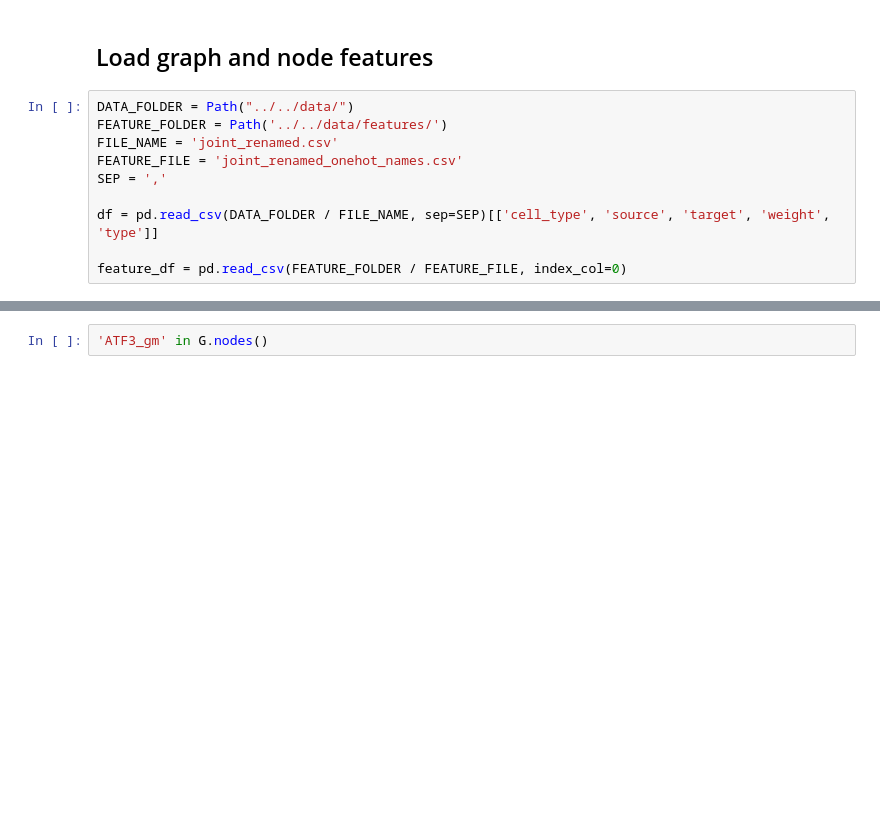
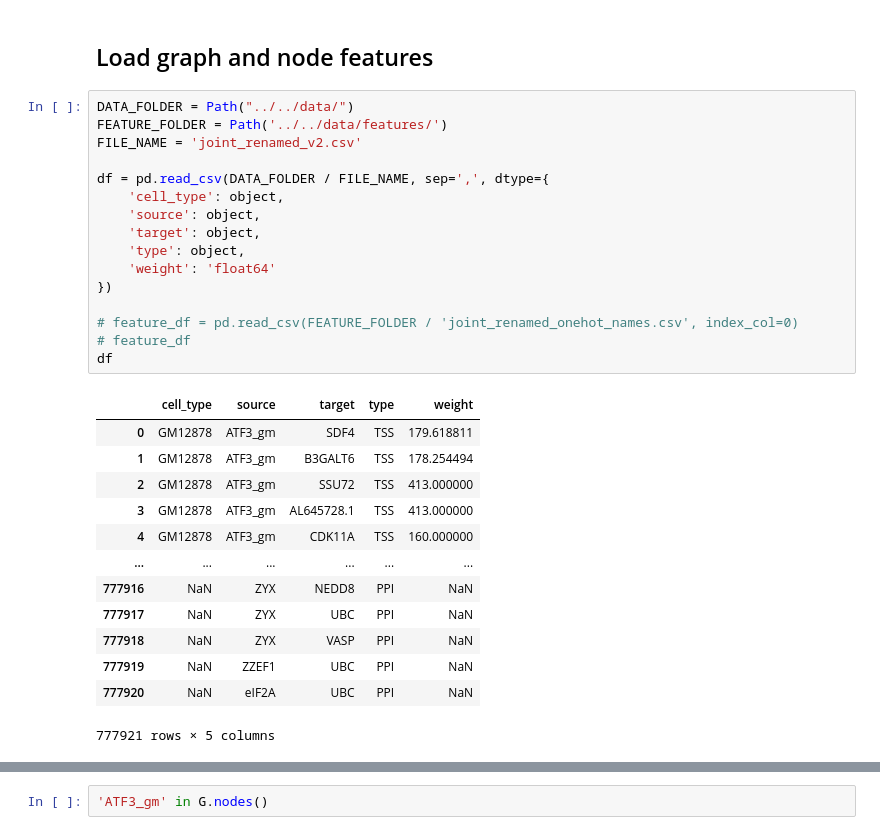
Before and after one commit to guomk/graph_embedding, a Jupyter notebook: script/dgi/joint_HinSAGE_name.ipynb, the cells around one changed output, grey strips where cells are left out. Saved outputs shown, nothing was run; the diff lists cells and outputs as text; blank space fills up the shorter version.

```diff
--- a/script/dgi/joint_HinSAGE_name.ipynb
+++ b/script/dgi/joint_HinSAGE_name.ipynb
@@ -41,10 +44,30 @@ Default GPU Device:/device:GPU:0
 # %%
 DATA_FOLDER = Path("../../data/")
 FEATURE_FOLDER = Path('../../data/features/')
-FILE_NAME = 'joint_renamed.csv'
-FEATURE_FILE = 'joint_renamed_onehot_names.csv'
-SEP = ','
+FILE_NAME = 'joint_renamed_v2.csv'
 
-df = pd.read_csv(DATA_FOLDER / FILE_NAME, sep=SEP)[['cell_type', 'source', 'target', 'weight', 'type']]
+df = pd.read_csv(DATA_FOLDER / FILE_NAME, sep=',', dtype={
+    'cell_type': object,
+    'source': object,
+    'target': object,
+    'type': object,
+    'weight': 'float64'
+})
 
-feature_df = pd.read_csv(FEATURE_FOLDER / FEATURE_FILE, index_col=0)
+# feature_df = pd.read_csv(FEATURE_FOLDER / 'joint_renamed_onehot_names.csv', index_col=0)
+# feature_df
+df
+# %% [output]
+|  | cell_type | source | target | type | weight |
+| 0 | GM12878 | ATF3_gm | SDF4 | TSS | 179.618811 |
+| 1 | GM12878 | ATF3_gm | B3GALT6 | TSS | 178.254494 |
+| 2 | GM12878 | ATF3_gm | SSU72 | TSS | 413.000000 |
+| 3 | GM12878 | ATF3_gm | AL645728.1 | TSS | 413.000000 |
+| 4 | GM12878 | ATF3_gm | CDK11A | TSS | 160.000000 |
+| ... | ... | ... | ... | ... | ... |
+| 777916 | NaN | ZYX | NEDD8 | PPI | NaN |
+| 777917 | NaN | ZYX | UBC | PPI | NaN |
+| 777918 | NaN | ZYX | VASP | PPI | NaN |
+| 777919 | NaN | ZZEF1 | UBC | PPI | NaN |
+| 777920 | NaN | eIF2A | UBC | PPI | NaN |
+777921 rows × 5 columns
```
Also changed, not shown: parts of 21 cells of this notebook, 14 other files.
